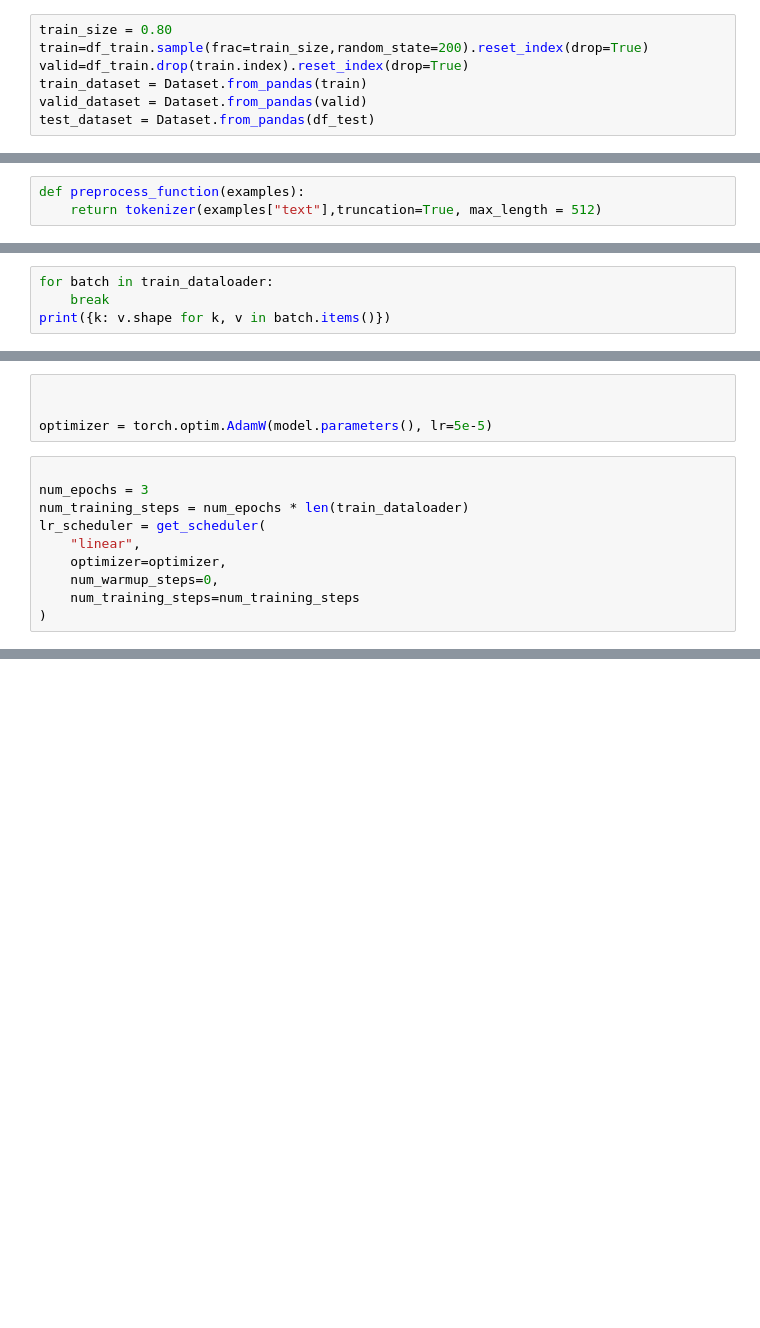
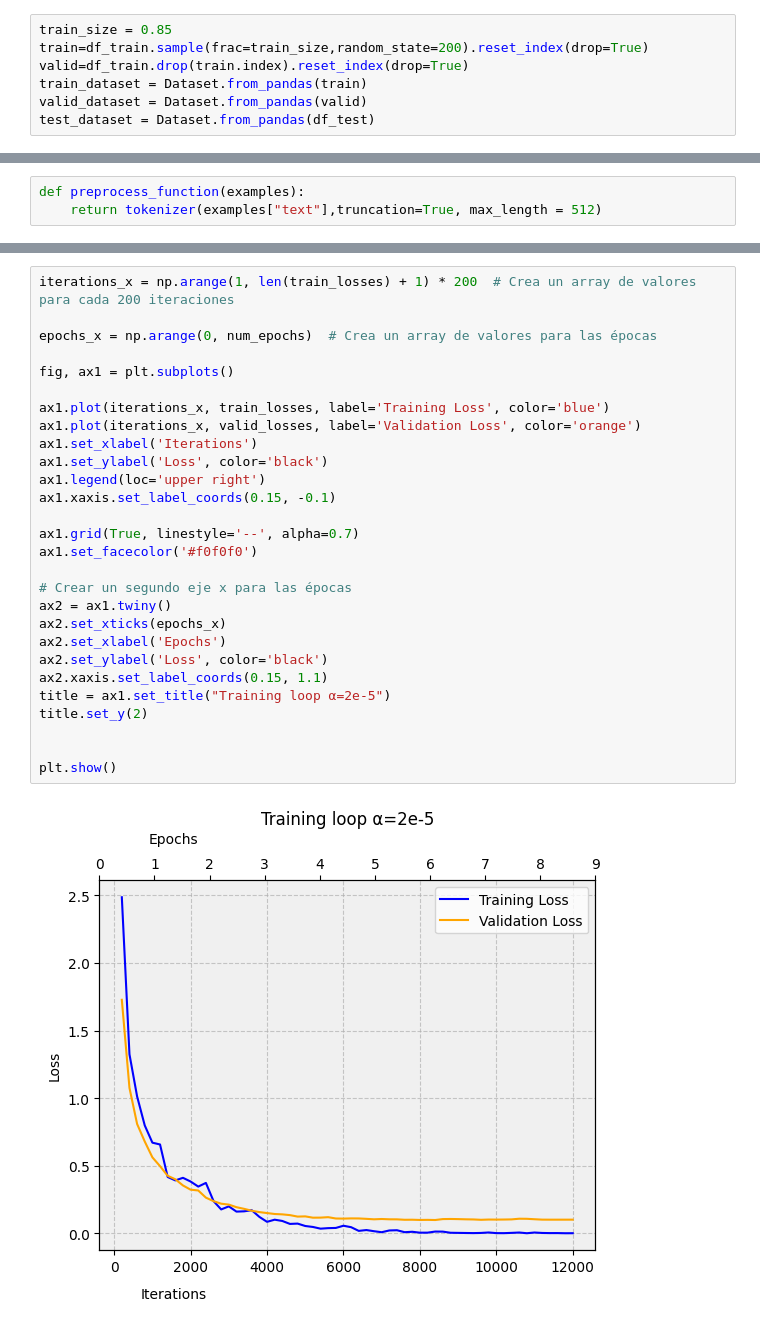
Before and after one commit to JosuBarru/WN-Domains, a Jupyter notebook: codigo/WN-Domains.ipynb, the cells around one changed output, grey strips where cells are left out. Cells and saved outputs as stored; diff of their text form; blank space fills up the shorter version.

```diff
--- a/codigo/WN-Domains.ipynb
+++ b/codigo/WN-Domains.ipynb
@@ -67,7 +78,7 @@ id2label = {index: label for label, index in label2id.items()}
 # %% [markdown]
 Vamos a crear la partición de validación y ya podemos crear los tres Datasets
 # %%
-train_size = 0.80
+train_size = 0.85
 train=df_train.sample(frac=train_size,random_state=200).reset_index(drop=True)
 valid=df_train.drop(train.index).reset_index(drop=True)
 train_dataset = Dataset.from_pandas(train)
@@ -99,4 +109,0 @@ valid_dataloader = DataLoader(tokenized_valid, batch_size=32, shuffle=False, col
-# %%
-for batch in train_dataloader:
-    break
-print({k: v.shape for k, v in batch.items()})
@@ -112,14 +143,0 @@ You should probably TRAIN this model on a down-stream task to be able to use it
-# %%
-
-
-optimizer = torch.optim.AdamW(model.parameters(), lr=5e-5)
-# %%
-
-num_epochs = 3
-num_training_steps = num_epochs * len(train_dataloader)
-lr_scheduler = get_scheduler(
-    "linear",
-    optimizer=optimizer,
-    num_warmup_steps=0,
-    num_training_steps=num_training_steps
-)
@@ -130,0 +205,30 @@ cuda
+# %%
+iterations_x = np.arange(1, len(train_losses) + 1) * 200  # Crea un array de valores para cada 200 iteraciones
+
+epochs_x = np.arange(0, num_epochs)  # Crea un array de valores para las épocas
+
+fig, ax1 = plt.subplots()
+
+ax1.plot(iterations_x, train_losses, label='Training Loss', color='blue')
+ax1.plot(iterations_x, valid_losses, label='Validation Loss', color='orange')
+ax1.set_xlabel('Iterations')
+ax1.set_ylabel('Loss', color='black')
+ax1.legend(loc='upper right')
+ax1.xaxis.set_label_coords(0.15, -0.1)
+
+ax1.grid(True, linestyle='--', alpha=0.7)
+ax1.set_facecolor('#f0f0f0')
+
+# Crear un segundo eje x para las épocas
+ax2 = ax1.twiny()
+ax2.set_xticks(epochs_x)
+ax2.set_xlabel('Epochs')
+ax2.set_ylabel('Loss', color='black')
+ax2.xaxis.set_label_coords(0.15, 1.1)
+title = ax1.set_title("Training loop α=2e-5")
+title.set_y(2)
+
+
+plt.show()
+# %% [output]
+[figure, added]
```
Also changed, not shown: parts of 21 cells of this notebook, 1 other file.
